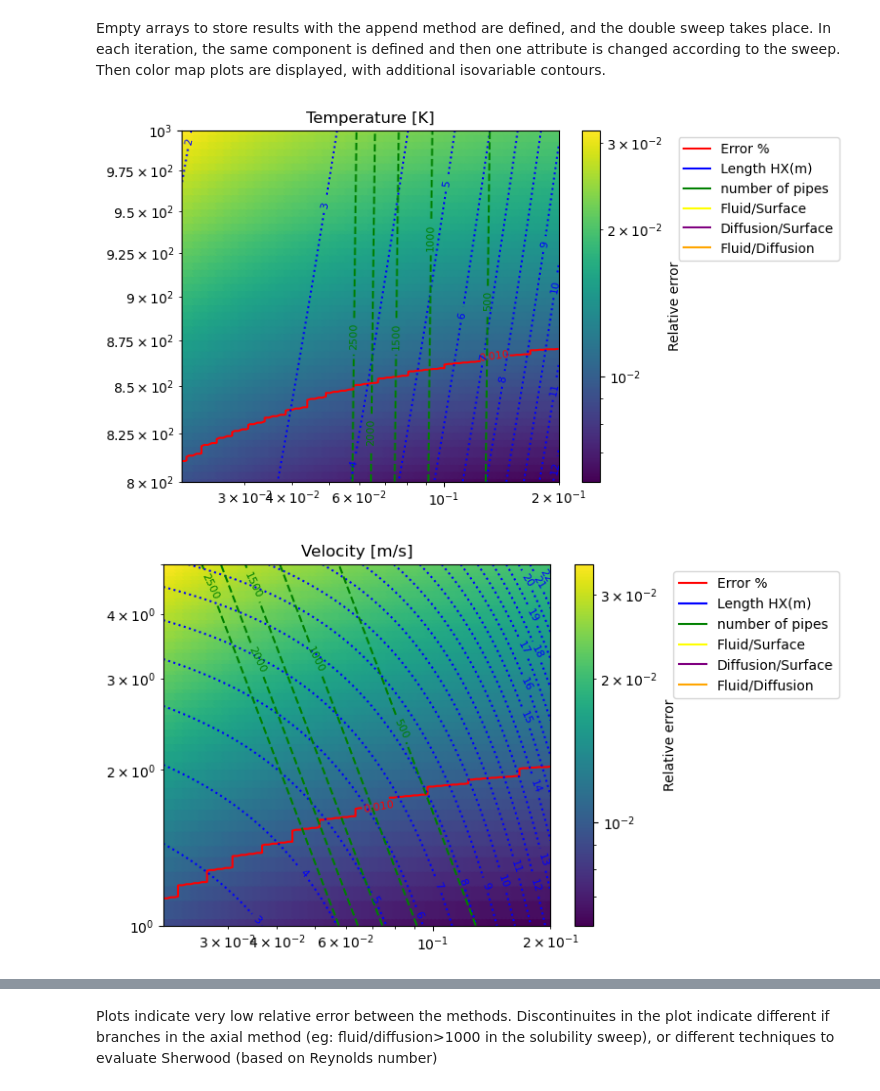
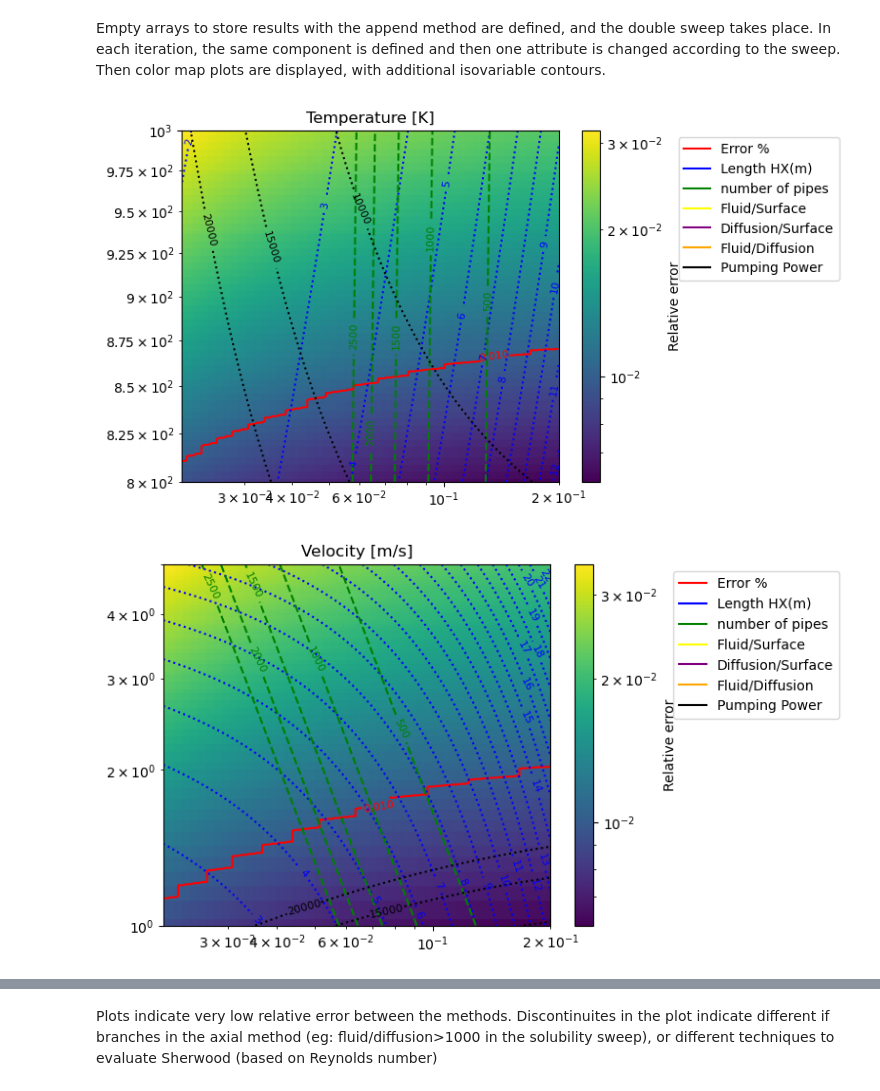
Before and after one commit to gabriele-ferrero/TRIOMA, a Jupyter notebook: Examples/Verification_analytical_eff_LM.ipynb, the cells around one changed output, grey strips where cells are left out. Drawn from its saved outputs; the diff is of its cells as text; code cells hidden in the pictures.

Commit message:
Add pumping power to examples Delete unnecessary print on p_out correlation not implemented

```diff
--- a/Examples/Verification_analytical_eff_LM.ipynb
+++ b/Examples/Verification_analytical_eff_LM.ipynb
@@ -60,7 +60,9 @@ Empty arrays to store results with the append method are defined, and the double
 # %%
 from turtle import color
 
+from matplotlib import contour
 from matplotlib.pyplot import sca
+from pyparsing import line
 
 
 for j,vec in enumerate(v_vec):
@@ -74,6 +76,7 @@ for j,vec in enumerate(v_vec):
         n_pipes_v=np.array([])
         H_v=np.array([])
         W_v=np.array([])
+        power_v=np.array([])
         for var in vec:
                 for i,d_hyd in enumerate(d_hyd_v):
                         if var_str=='T':
@@ -100,8 +103,9 @@ for j,vec in enumerate(v_vec):
                         else:
                                 PAV.update_attribute(var_str,var)
                         n_pipes=BB.m_coolant/(PAV.fluid.rho*PAV.fluid.U0*PAV.fluid.d_Hyd**2/4)
+                        PAV.geometry.n_pipes=n_pipes
                         Q_HX=Q/n_pipes/N_HX
-                        HX=Component(c_in=1, eff=0.08, fluid=flibe)
+                        HX=Component(c_in=1, eff=0.08, fluid=flibe, membrane=Steel, geometry=Geometry(thick=2.1E-3, D=1E-4, L=1))
                         PAV.get_adimensionals()
                         d_h_sec=2.5E-2 # from HX forecasts
                         V_sec=m_in_sec/(rho_sec*d_h_sec**2*np.pi/4)/N_HX/n_pipes
@@ -124,6 +128,8 @@ for j,vec in enumerate(v_vec):
                         n_pipes_v=np.append(n_pipes_v, n_pipes)
                         H_v=np.append(H_v, PAV.H)
                         W_v=np.append(W_v, PAV.W)
+                        PAV.get_pumping_power()
+                        power_v=np.append(power_v, PAV.pumping_power)
                 eff_v_vec=np.append(eff_v_vec, eff_v)
         plt.figure(j)
         plt.title(list(variables.values())[j])
@@ -139,34 +145,38 @@ for j,vec in enumerate(v_vec):
         ZH=griddata((d_hyd_v_res, var_vec), H_v, (X, Y), method='cubic')
         ZW=griddata((d_hyd_v_res, var_vec), W_v, (X, Y), method='cubic')
         Zratio=griddata((d_hyd_v_res, var_vec), H_v/W_v, (X, Y), method='cubic')
+        Zpower=griddata((d_hyd_v_res, var_vec), power_v, (X, Y), method='cubic')
         contour1=plt.contour(X, Y, Z, levels=[1E-4,1E-3,1E-2,1E-1,1,10],norm=LogNorm(),colors=color_vector[0])
         contour2=plt.contour(X, Y, ZL, levels=range(1,30,1),colors=color_vector[1],linestyles='dotted')
         contour3=plt.contour(X, Y, Zn_pipes, levels=range(500,3000,500),colors=color_vector[2],linestyles='dashed')
         contour4=plt.contour(X, Y, ZH, levels=[0.01,0.2,100],colors=color_vector[3],linestyles='dotted')
         contour5=plt.contour(X, Y, ZW, levels=[0.1,0.2,10,20],colors=color_vector[4],linestyles='dotted')
         contour6=plt.contour(X, Y, Zratio, levels=[0.0001,0.2,1000],colors=color_vector[5],linestyles='dotted')
+        contour7=plt.contour(X, Y, Zpower, levels=[0.5E4,1E4,1.5E4,2E4],colors='black',linestyles='dotted')
         scatter=plt.scatter(X,Y, c=Z ,norm=colors.LogNorm()) #,norm=colors.LogNorm()
         plt.clabel(contour1, inline=True, fontsize=8)
         plt.clabel(contour2, inline=True, fontsize=8)
         plt.clabel(contour3, inline=True, fontsize=8)
         plt.clabel(contour4, inline=True, fontsize=8)
         plt.clabel(contour5, inline=True, fontsize=8)
         plt.clabel(contour6, inline=True, fontsize=8)
+        plt.clabel(contour7, inline=True, fontsize=8)
         if scatter:
                 if np.nanmin(scatter.get_array()) < np.nanmax(scatter.get_array()):
                         cbar = plt.colorbar(scatter)  # Show color scale for scatter
                         cbar.set_label('Relative error')
                 else:
                         print("Cannot create colorbar: data does not have a valid range of values.")
         line1 = mlines.Line2D([], [], color=color_vector[0], markersize=15, label='Error %')
         line2 = mlines.Line2D([], [], color=color_vector[1], markersize=15, label='Length HX(m)')
         line3 = mlines.Line2D([], [], color=color_vector[2], markersize=15, label='number of pipes')
         line4 = mlines.Line2D([], [], color=color_vector[3], markersize=15, label='Fluid/Surface')
         line5 = mlines.Line2D([], [], color=color_vector[4], markersize=15, label='Diffusion/Surface')
         line6= mlines.Line2D([], [], color=color_vector[5], markersize=15, label='Fluid/Diffusion')
+        line7= mlines.Line2D([], [], color='black', markersize=15, label='Pumping Power')
         plt.legend(handles=[ line1,line2, line3], loc='upper right')
-        plt.legend(handles=[ line1,line2, line3,line4,line5,line6], bbox_to_anchor=(1.3, 1), loc='upper left')
+        plt.legend(handles=[ line1,line2, line3,line4,line5,line6,line7], bbox_to_anchor=(1.3, 1), loc='upper left')
         plt.show()
 # %% [output]
-[figure, old version]
+[figure, new version]
-[figure, old version]
+[figure, new version]
```
Also changed, not shown: parts of 1 cell of this notebook, 3 other files.
